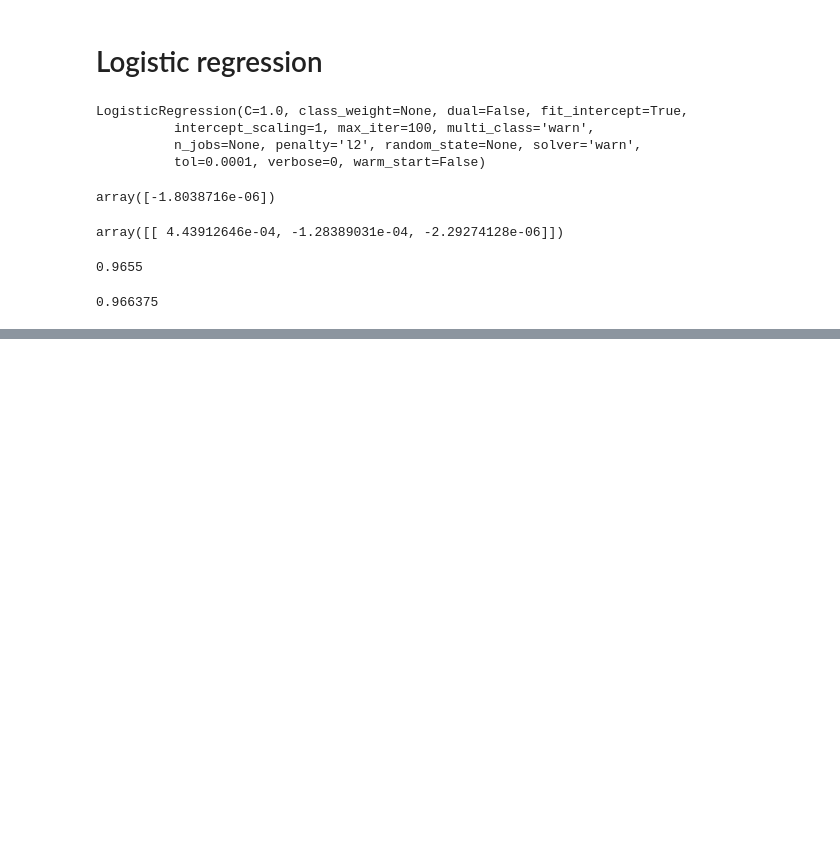
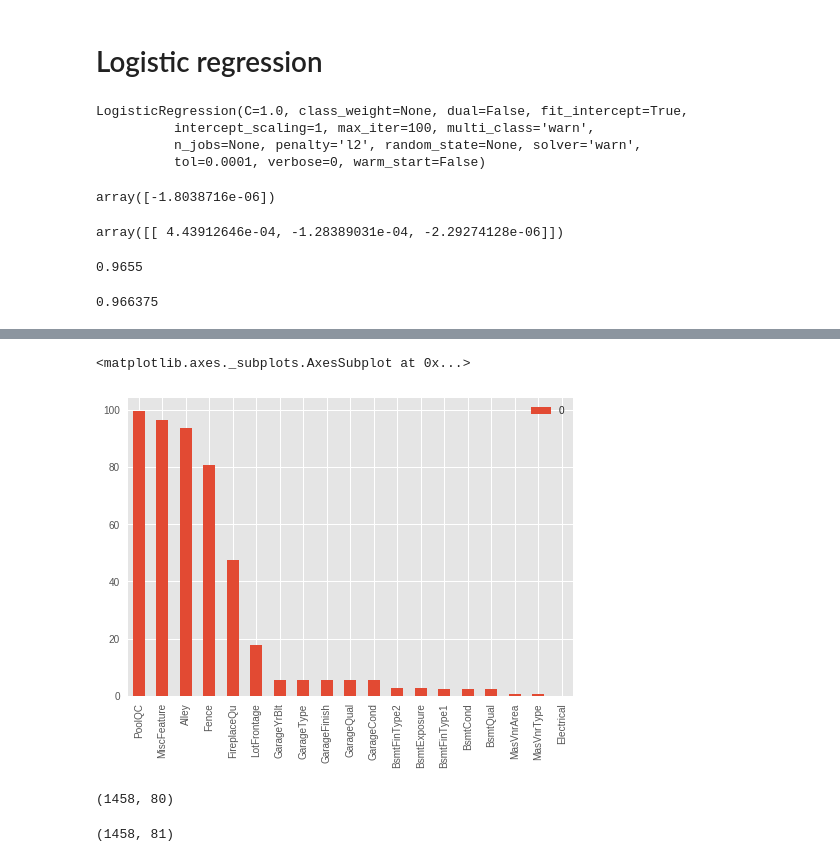
Before and after one commit to ghoshal7/python_basics, a Jupyter notebook: Modelling.ipynb, the cells around one changed output, grey strips where cells are left out. Cells and saved outputs as stored; diff of their text form; code cells hidden in the pictures; blank space fills up the shorter version.

```diff
--- a/Modelling.ipynb
+++ b/Modelling.ipynb
@@ -280,0 +354,2 @@ y_hat = logistic_reg.predict(X_test)
+# %%
+df_train = df_train.drop(df_train[(df_train['GrLivArea']>4000) & (df_train['SalePrice']<300000)].index)
@@ -280,0 +366,14 @@ y_hat = logistic_reg.predict(X_test)
+# %%
+df_train_na = pd.DataFrame(df_train_na.drop(df_train_na[df_train_na == 0].index).sort_values(ascending=False)[:30])
+df_train_na.plot(kind = 'bar')
+# %% [output]
+<matplotlib.axes._subplots.AxesSubplot at 0x...>
+[figure, added]
+# %%
+df_train.dropna().shape
+# %% [output]
+(1458, 80)
+# %%
+df_train.shape
+# %% [output]
+(1458, 81)
```
Also changed, not shown: parts of 16 cells of this notebook.
